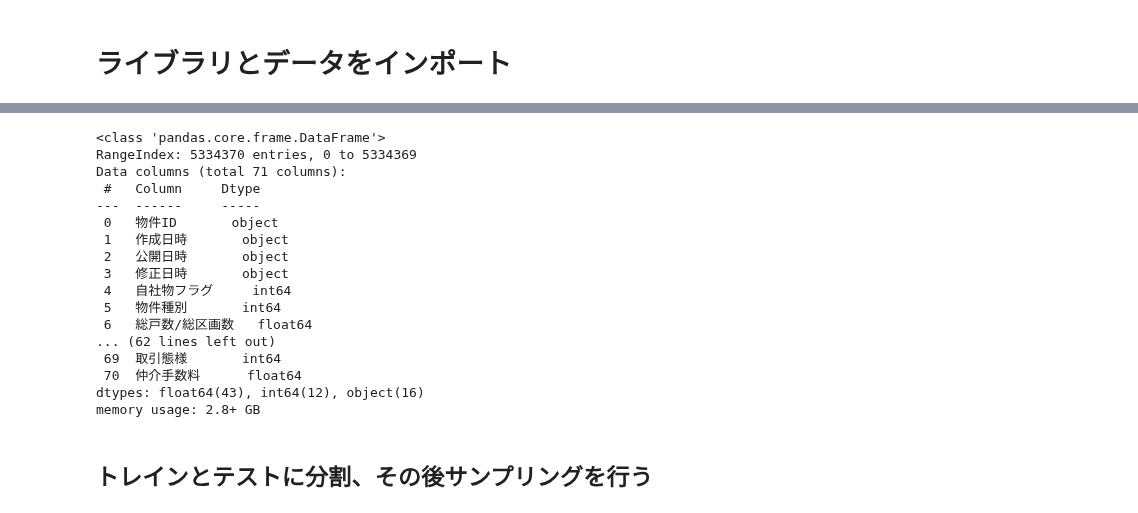
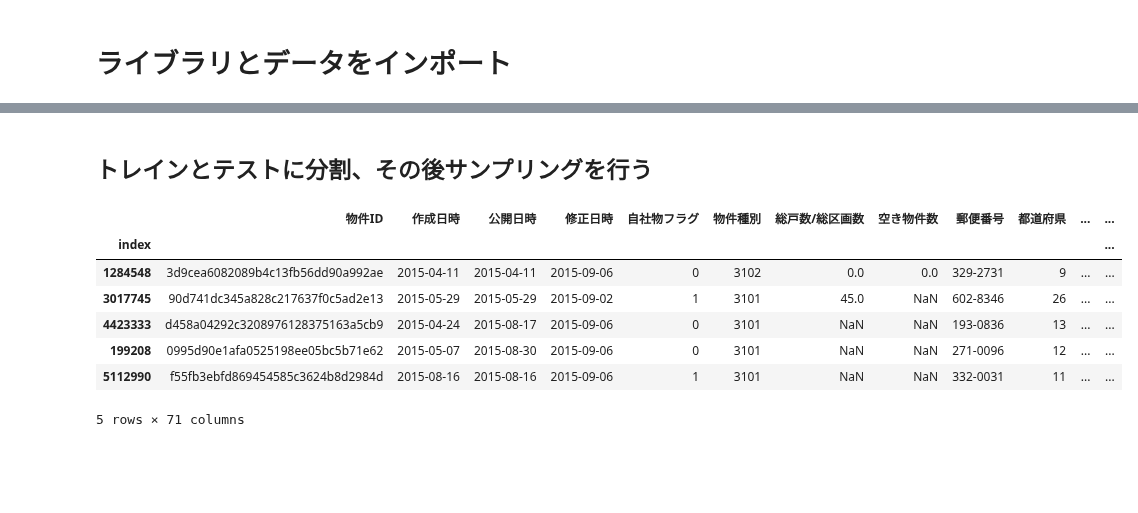
Before and after one commit to IsseiMatsuzoe/DS-Keio, a Jupyter notebook: EDA.ipynb, the cells around one changed output, grey strips where cells are left out. Saved outputs shown, nothing was run; the diff lists cells and outputs as text; code cells hidden in the pictures; blank space fills up the shorter version.

```diff
--- a/EDA.ipynb
+++ b/EDA.ipynb
@@ -14,6 +58,8 @@ from sklearn import train_test_split
 # %%
 # Path of rent_converted.tsv
 RENT_CONV_PATH = r"C:\Users\Issei\Desktop\Class Documents\KEIO 2024 Fall\Data Science\Datasets\rent_converted.tsv"
+TEST_SAMPLED_PATH = r"C:\Users\Issei\Desktop\Class Documents\KEIO 2024 Fall\Data Science\Datasets\output\test"
+TRAIN_SAMPLED_PATH = r"C:\Users\Issei\Desktop\Class Documents\KEIO 2024 Fall\Data Science\Datasets\Output\train"
 # %%
 # Column names
 COLUMN_NAMES = [
@@ -41,23 +80,3 @@ full_df.head()
-# %%
-full_df.info()
-# %% [output]
-<class 'pandas.core.frame.DataFrame'>
-RangeIndex: 5334370 entries, 0 to 5334369
-Data columns (total 71 columns):
- #   Column     Dtype
----  ------     -----
- 0   物件ID       object
- 1   作成日時       object
- 2   公開日時       object
- 3   修正日時       object
- 4   自社物フラグ     int64
- 5   物件種別       int64
- 6   総戸数/総区画数   float64
-... (62 lines left out)
- 69  取引態様       int64
- 70  仲介手数料      float64
-dtypes: float64(43), int64(12), object(16)
-memory usage: 2.8+ GB
 # %% [markdown]
 ## トレインとテストに分割、その後サンプリングを行う
 # %%
@@ -72,0 +92,16 @@ test_df.to_csv(r"C:\Users\Issei\Desktop\Class Documents\KEIO 2024 Fall\Data Scie
+# %%
+# Load sample datasets
+train_df = pd.read_csv(TRAIN_SAMPLED_PATH, index_col='index')
+test_df = pd.read_csv(TEST_SAMPLED_PATH, index_col='index')
+
+# Display the first 5 rows of the dataset
+train_df.head()
+# %% [output]
+|  | 物件ID | 作成日時 | 公開日時 | 修正日時 | 自社物フラグ | 物件種別 | 総戸数/総区画数 | 空き物件数 | 郵便番号 | 都道府県 | ... | ... |
+| index |  |  |  |  |  |  |  |  |  |  |  | ... |
+| 1284548 | 3d9cea6082089b4c13fb56dd90a992ae | 2015-04-11 | 2015-04-11 | 2015-09-06 | 0 | 3102 | 0.0 | 0.0 | 329-2731 | 9 | ... | ... |
+| 3017745 | 90d741dc345a828c217637f0c5ad2e13 | 2015-05-29 | 2015-05-29 | 2015-09-02 | 1 | 3101 | 45.0 | NaN | 602-8346 | 26 | ... | ... |
+| 4423333 | d458a04292c3208976128375163a5cb9 | 2015-04-24 | 2015-08-17 | 2015-09-06 | 0 | 3101 | NaN | NaN | 193-0836 | 13 | ... | ... |
+| 199208 | 0995d90e1afa0525198ee05bc5b71e62 | 2015-05-07 | 2015-08-30 | 2015-09-06 | 0 | 3101 | NaN | NaN | 271-0096 | 12 | ... | ... |
+| 5112990 | f55fb3ebfd869454585c3624b8d2984d | 2015-08-16 | 2015-08-16 | 2015-09-06 | 1 | 3101 | NaN | NaN | 332-0031 | 11 | ... | ... |
+5 rows × 71 columns
```
Also changed, not shown: parts of 20 cells of this notebook.
